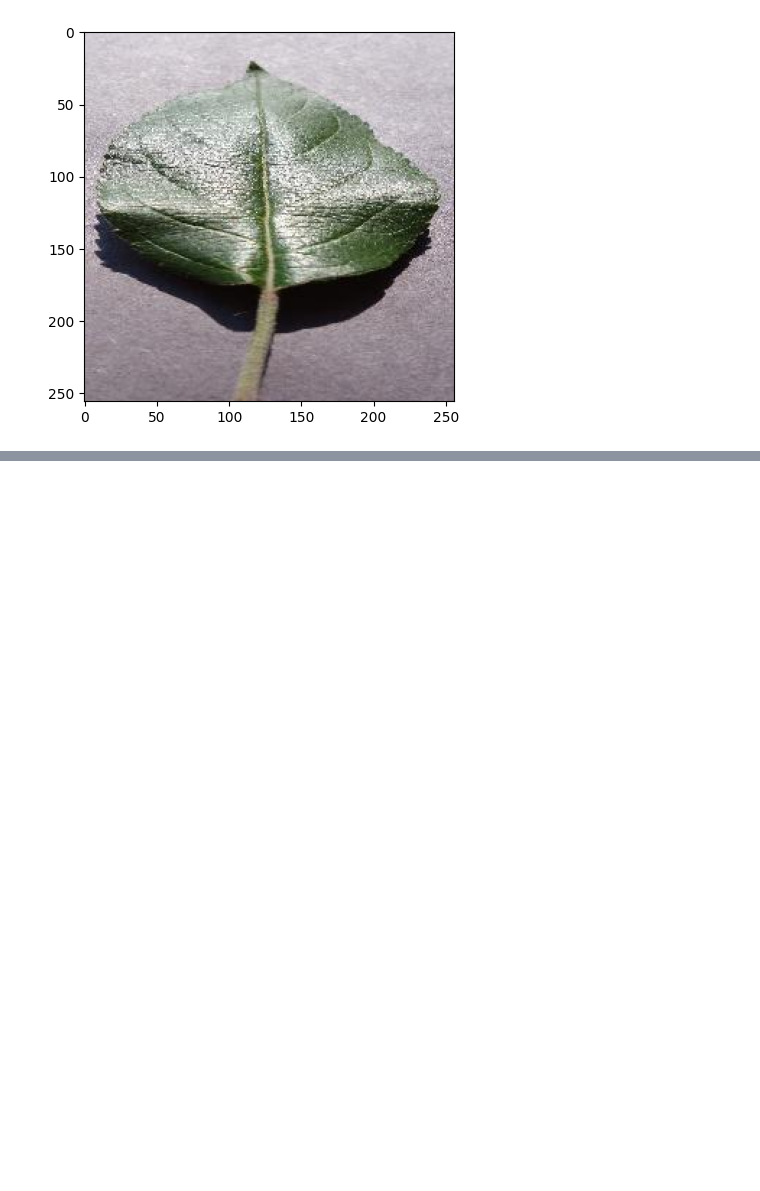
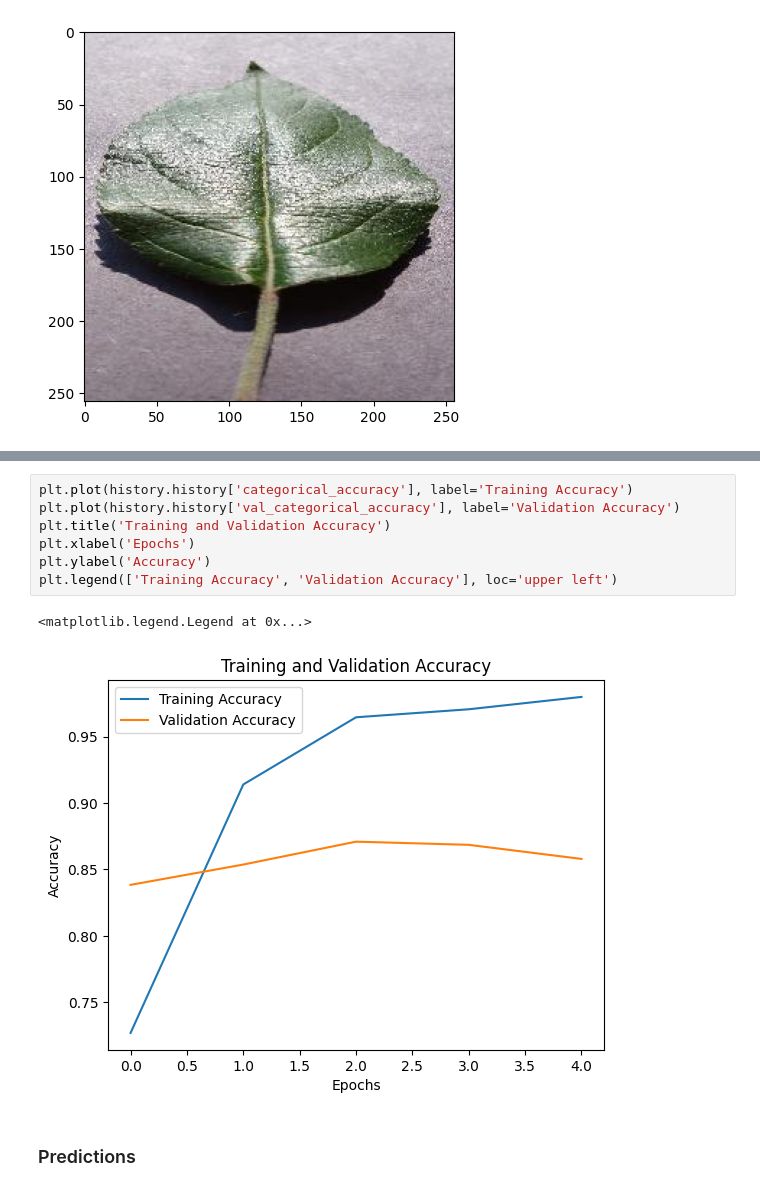
Before and after one commit to satanix0/deep-learning, a Jupyter notebook: Projects/P3 - Plant Disease/experiment.ipynb, the cells around one changed output, grey strips where cells are left out. Drawn from its saved outputs; the diff is of its cells as text; blank space fills up the shorter version.

```diff
--- a/Projects/P3 - Plant Disease/experiment.ipynb
+++ b/Projects/P3 - Plant Disease/experiment.ipynb
@@ -40,0 +171,12 @@ img.shape
+# %%
+plt.plot(history.history['categorical_accuracy'], label='Training Accuracy')
+plt.plot(history.history['val_categorical_accuracy'], label='Validation Accuracy')
+plt.title('Training and Validation Accuracy')
+plt.xlabel('Epochs')
+plt.ylabel('Accuracy')
+plt.legend(['Training Accuracy', 'Validation Accuracy'], loc='upper left')
+# %% [output]
+<matplotlib.legend.Legend at 0x...>
+[figure, added]
+# %% [markdown]
+### Predictions
```
Also changed, not shown: parts of 25 cells of this notebook, 5 other files.
